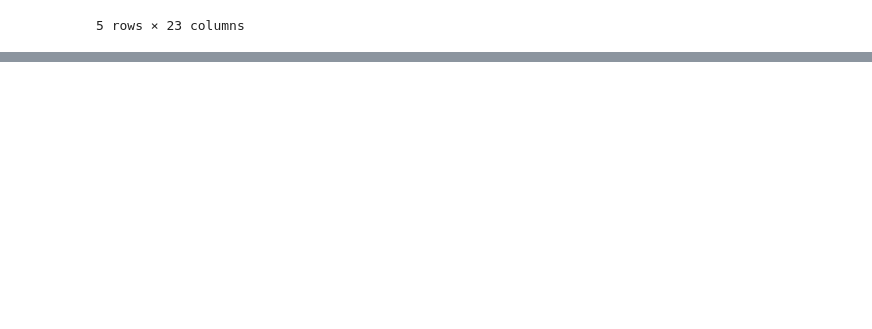
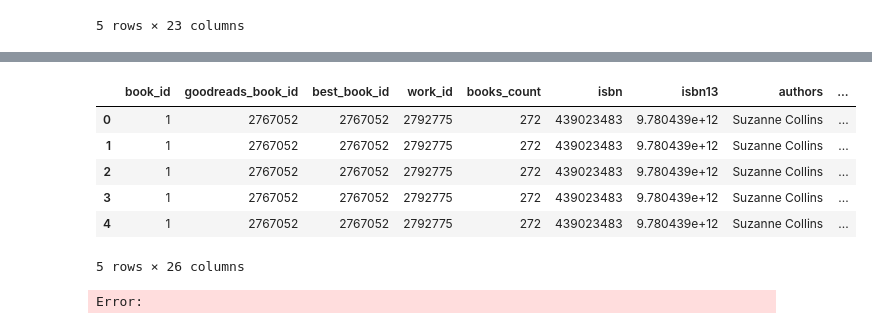
Before and after one commit to AFSpacePro/Goodreads-EDA, a Jupyter notebook: mili_EDA.ipynb, the cells around one changed output, grey strips where cells are left out. Drawn from its saved outputs; the diff is of its cells as text; code cells hidden in the pictures; blank space fills up the shorter version.

```diff
--- a/mili_EDA.ipynb
+++ b/mili_EDA.ipynb
@@ -54,3 +115,12 @@ books_df.head()
 | 3 | 4 | 2657 | 2657 | 3275794 | 487 | 61120081 | 9.780061e+12 | Harper Lee | ... |
 | 4 | 5 | 4671 | 4671 | 245494 | 1356 | 743273567 | 9.780743e+12 | F. Scott Fitzgerald | ... |
 5 rows × 23 columns
+# %%
+import functools as ft
+
+
+book_tag_consolidated_df = ft.reduce(lambda left, right: pd.merge(left, right, on='goodreads_book_id'), [books_df, book_tags_df])
+book_tag_consolidated_df = ft.reduce(lambda left, right: pd.merge(left, right, on='tag_id'), [book_tag_consolidated_df, tags_df])
+
+
+profile_df(book_tag_consolidated_df)
@@ -57,2 +145,13 @@ books_df.head()
+# %%
+book_tag_consolidated_df.head()
+# %% [output]
+|  | book_id | goodreads_book_id | best_book_id | work_id | books_count | isbn | isbn13 | authors | ... |
+| 0 | 1 | 2767052 | 2767052 | 2792775 | 272 | 439023483 | 9.780439e+12 | Suzanne Collins | ... |
+| 1 | 1 | 2767052 | 2767052 | 2792775 | 272 | 439023483 | 9.780439e+12 | Suzanne Collins | ... |
+| 2 | 1 | 2767052 | 2767052 | 2792775 | 272 | 439023483 | 9.780439e+12 | Suzanne Collins | ... |
+| 3 | 1 | 2767052 | 2767052 | 2792775 | 272 | 439023483 | 9.780439e+12 | Suzanne Collins | ... |
+| 4 | 1 | 2767052 | 2767052 | 2792775 | 272 | 439023483 | 9.780439e+12 | Suzanne Collins | ... |
+5 rows × 26 columns
+Error:
 # %%
 # Drop NaN values in the 'original_publication_year' column
```
Also changed, not shown: parts of 7 cells of this notebook.
